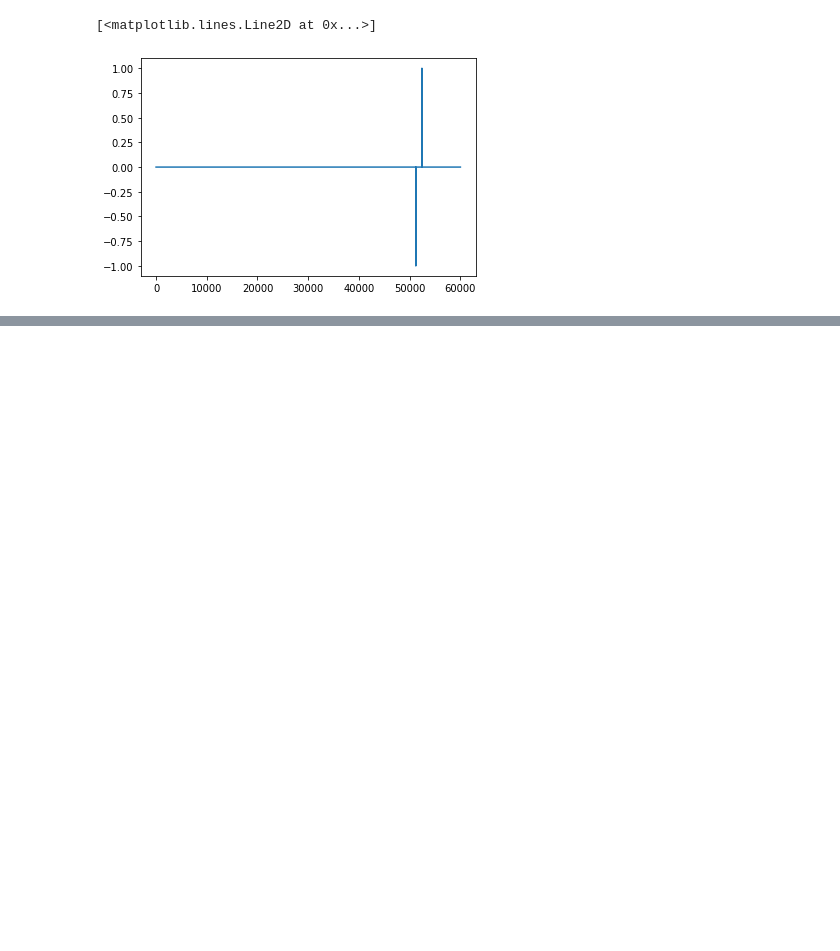
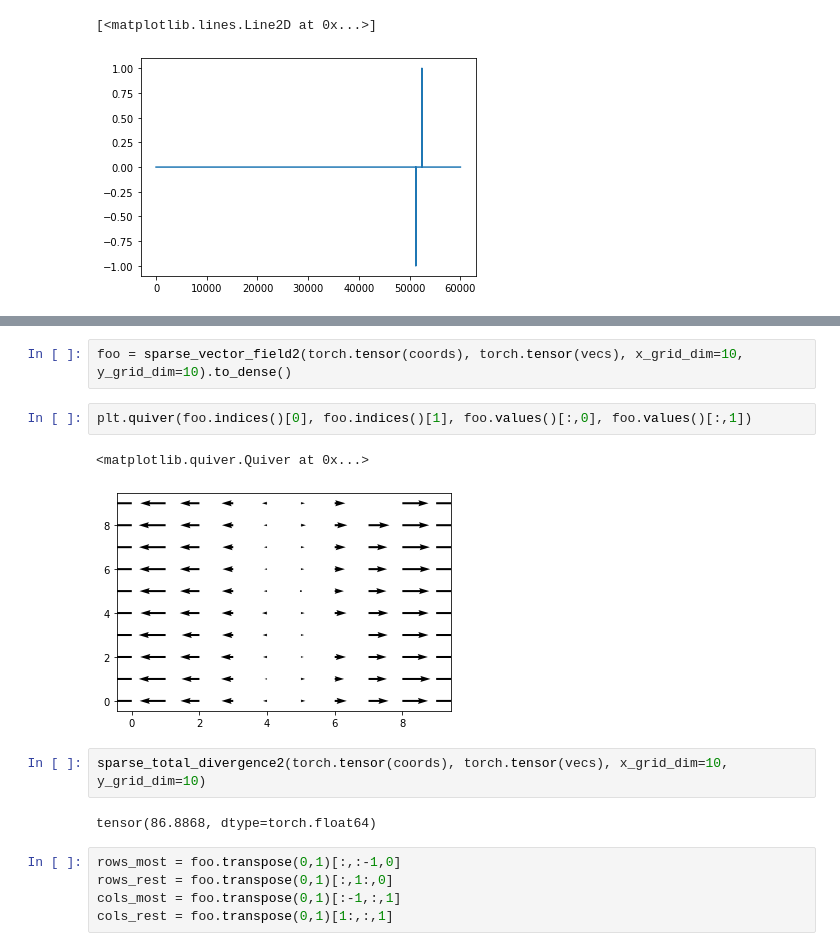
Before and after one commit to einbandi/ptsne-pytorch, a Jupyter notebook: vector-field.ipynb, the cells around one changed output, grey strips where cells are left out. Cells and saved outputs as stored; diff of their text form; blank space fills up the shorter version.

Commit message:
reimplemented sparse vector field and divergence

```diff
--- a/vector-field.ipynb
+++ b/vector-field.ipynb
@@ -562,0 +619,16 @@ plt.plot(b.grad[:,1])
+# %%
+foo = sparse_vector_field2(torch.tensor(coords), torch.tensor(vecs), x_grid_dim=10, y_grid_dim=10).to_dense()
+# %%
+plt.quiver(foo.indices()[0], foo.indices()[1], foo.values()[:,0], foo.values()[:,1])
+# %% [output]
+<matplotlib.quiver.Quiver at 0x...>
+[figure, added]
+# %%
+sparse_total_divergence2(torch.tensor(coords), torch.tensor(vecs), x_grid_dim=10, y_grid_dim=10)
+# %% [output]
+tensor(86.8868, dtype=torch.float64)
+# %%
+rows_most = foo.transpose(0,1)[:,:-1,0]
+rows_rest = foo.transpose(0,1)[:,1:,0]
+cols_most = foo.transpose(0,1)[:-1,:,1]
+cols_rest = foo.transpose(0,1)[1:,:,1]
```
Also changed, not shown: parts of 11 cells of this notebook, 1 other file.
